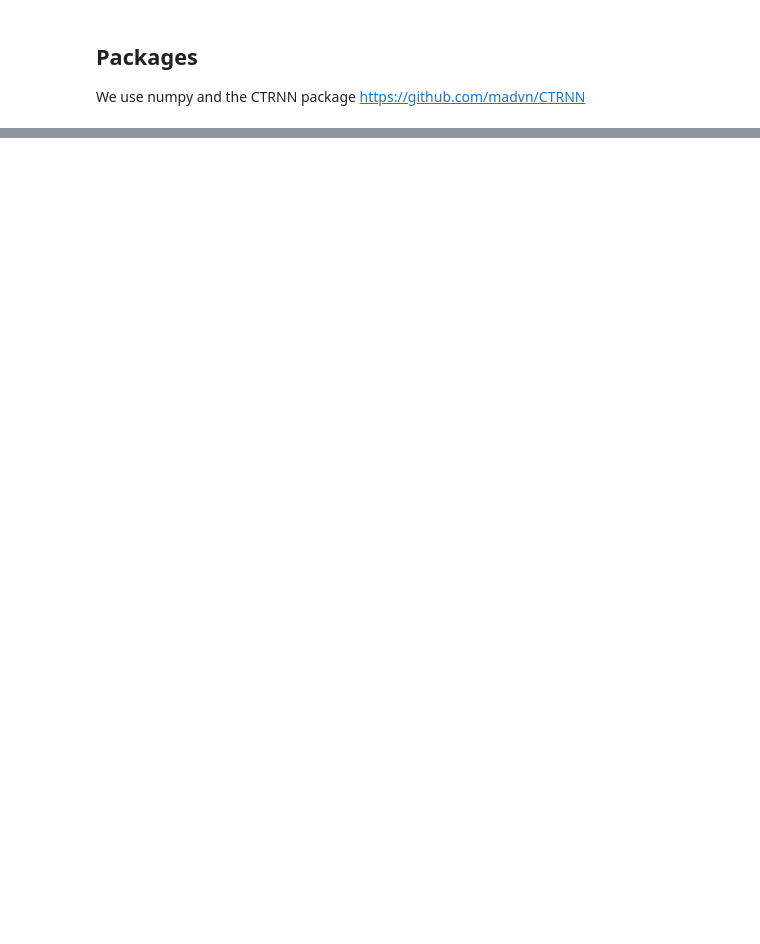
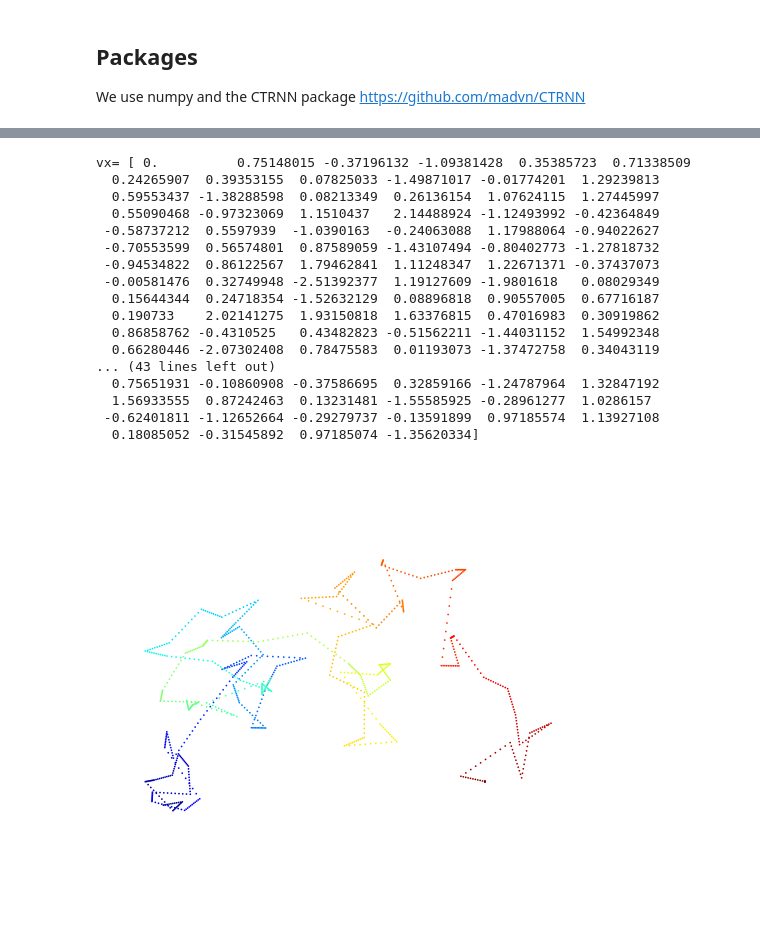
Before and after one commit to biofiles/SpatialNavigation, a Jupyter notebook: Cueva & Wei results reproduction.ipynb, the cells around one changed output, grey strips where cells are left out. Saved outputs shown, nothing was run; the diff lists cells and outputs as text; code cells hidden in the pictures; blank space fills up the shorter version.

Commit message:
Add files via upload
Added Brownian motion inputs

```diff
--- a/Cueva & Wei results reproduction.ipynb
+++ b/Cueva & Wei results reproduction.ipynb
@@ -56,2 +79,62 @@ there is also evidence that such signals are necessary for grid formation (Winte
+# %%
+# 2D Brownian motion simulation
+
+x = np.cumsum(np.random.randn(N))  # cummulative sum of N random gaussian jumps
+y = np.cumsum(np.random.randn(N))
+
+# Display path, color gradient indicates time progression
+k = 10
+x2 = np.interp(np.arange(N * k), np.arange(N) * k, x)
+y2 = np.interp(np.arange(N * k), np.arange(N) * k, y)
+fig, ax = plt.subplots(1, 1, figsize=(8, 8))
+
+ax.scatter(x2, y2, c=range(N * k), linewidths=0,
+           marker='o', s=3, cmap=plt.cm.jet,)
+ax.axis('equal')
+ax.set_axis_off()
+
+# Calculate velocities and directions for each timestep
+
+# Velocities: (x2 - x1)/timestep
+xaux = np.concatenate([np.array([0]), x[0:-1]]) # [0 x{0} ... x{N-1}]
+yaux = np.concatenate([np.array([0]), y[0:-1]])
+vx = (x - xaux)#/step_size
+vy = (y - yaux)#/step_size
+vx[0] = 0   #set initial velocities to 0
+vy[0] = 0
+
+# Directions: tan θ = (y2 − y1)/(x2 − x1)
+dirs = np.arctan((x - xaux)/(y - yaux))
+dirs[0] = 0
+
+#print('x=',x)
+#print('xaux=',xaux)
+
+#print('y=',y)
+#print('yaux=',yaux)
+
+print('vx=',vx)
+print('vy=',vy)
+
+print('dirs=', dirs)
+# %% [output]
+vx= [ 0.          0.75148015 -0.37196132 -1.09381428  0.35385723  0.71338509
+  0.24265907  0.39353155  0.07825033 -1.49871017 -0.01774201  1.29239813
+  0.59553437 -1.38288598  0.08213349  0.26136154  1.07624115  1.27445997
+  0.55090468 -0.97323069  1.1510437   2.14488924 -1.12493992 -0.42364849
+ -0.58737212  0.5597939  -1.0390163  -0.24063088  1.17988064 -0.94022627
+ -0.70553599  0.56574801  0.87589059 -1.43107494 -0.80402773 -1.27818732
+ -0.94534822  0.86122567  1.79462841  1.11248347  1.22671371 -0.37437073
+ -0.00581476  0.32749948 -2.51392377  1.19127609 -1.9801618   0.08029349
+  0.15644344  0.24718354 -1.52632129  0.08896818  0.90557005  0.67716187
+  0.190733    2.02141275  1.93150818  1.63376815  0.47016983  0.30919862
+  0.86858762 -0.4310525   0.43482823 -0.51562211 -1.44031152  1.54992348
+  0.66280446 -2.07302408  0.78475583  0.01193073 -1.37472758  0.34043119
+... (43 lines left out)
+  0.75651931 -0.10860908 -0.37586695  0.32859166 -1.24787964  1.32847192
+  1.56933555  0.87242463  0.13231481 -1.55585925 -0.28961277  1.0286157
+ -0.62401811 -1.12652664 -0.29279737 -0.13591899  0.97185574  1.13927108
+  0.18085052 -0.31545892  0.97185074 -1.35620334]
+[figure, added]
 # %% [markdown]
 ### Training
```
Also changed, not shown: parts of 8 cells of this notebook.
